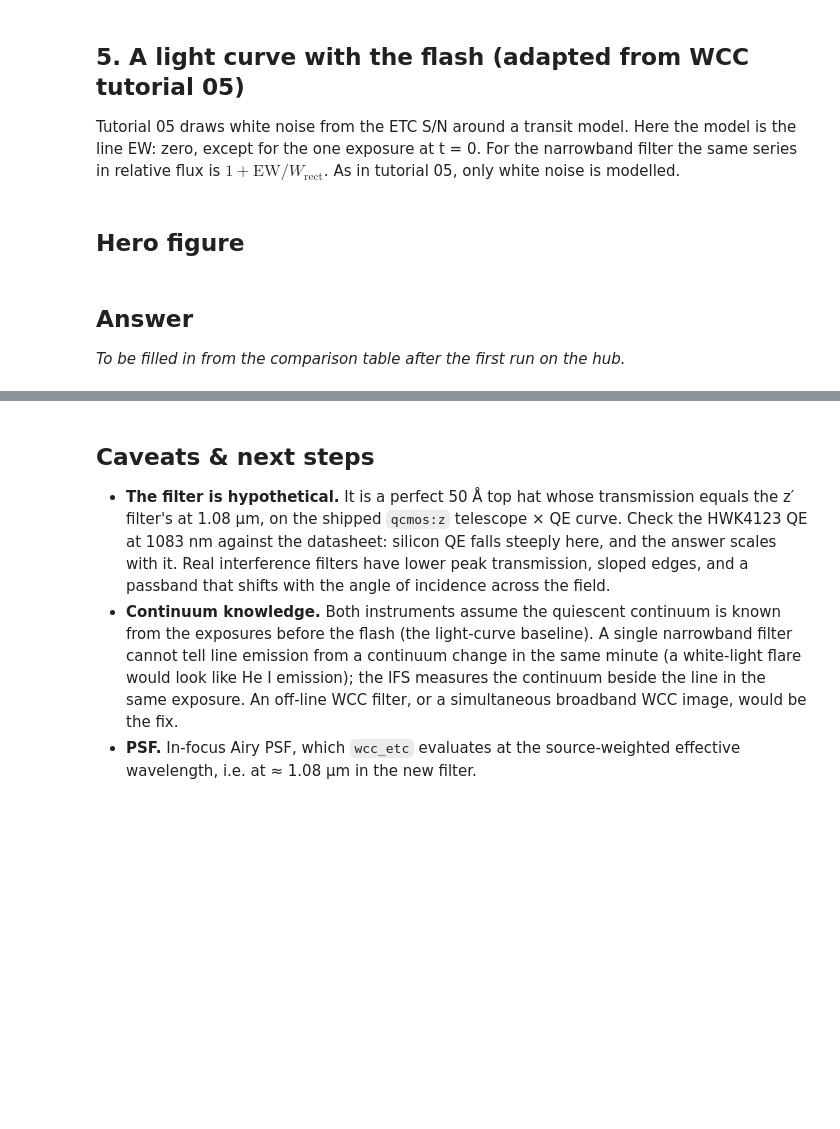
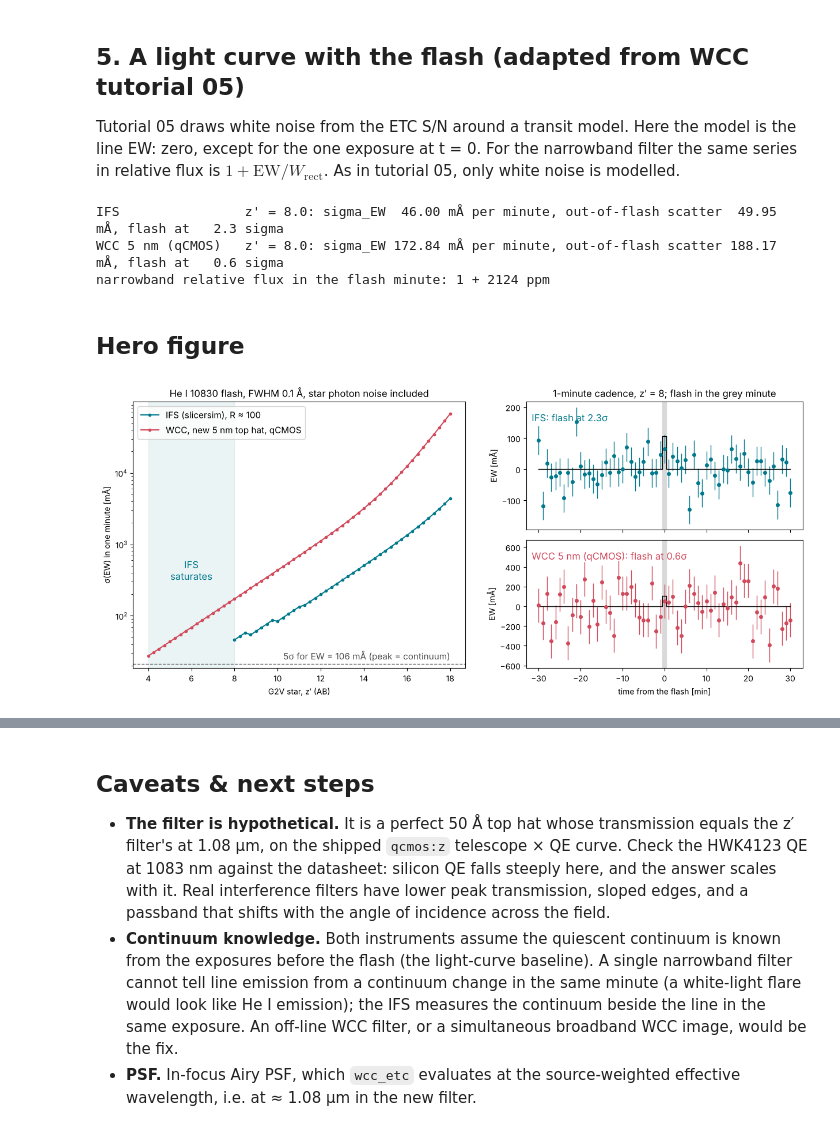
Before and after one commit to douglase/science-symposium-2026-hackathon-materials, a Jupyter notebook: lazuli/science_gallery/12_he10830_transient_ifs_vs_wcc.ipynb, the cells around one changed output, grey strips where cells are left out. Saved outputs shown, nothing was run; the diff lists cells and outputs as text; code cells hidden in the pictures; blank space fills up the shorter version.

```diff
--- a/lazuli/science_gallery/12_he10830_transient_ifs_vs_wcc.ipynb
+++ b/lazuli/science_gallery/12_he10830_transient_ifs_vs_wcc.ipynb
@@ -362,7 +418,7 @@ for zz in (4, 6, 8, 10, 12, 14, 16, 18):
 
 Tutorial 05 draws white noise from the ETC S/N around a transit model. Here the model is the line EW: zero, except for the one exposure at t = 0. For the narrowband filter the same series in relative flux is $1 + \mathrm{EW}/W_\mathrm{rect}$. As in tutorial 05, only white noise is modelled.
 # %%
-Z_DEMO = 10.0
+Z_DEMO = 8.0                                   # about the brightest star the IFS takes unsaturated
 i = np.argmin(np.abs(Z_GRID - Z_DEMO))
 t_min = np.arange(-30, 31)                       # minutes, 1-minute cadence
 ew_true = np.where(t_min == 0, EW_REF, 0.0)
@@ -378,32 +434,42 @@ for name, sig in (('IFS', ifs_sigEW[i]), ('WCC 5 nm (qCMOS)', wcc_sigEW[i])):
         print(f"{name:18s} z' = {Z_DEMO}: saturated")
 if 'WCC 5 nm (qCMOS)' in LC:
     print(f"narrowband relative flux in the flash minute: 1 + {EW_REF / RECT * 1e6:.0f} ppm")
+# %% [output]
+IFS                z' = 8.0: sigma_EW  46.00 mÅ per minute, out-of-flash scatter  49.95 mÅ, flash at   2.3 sigma
+WCC 5 nm (qCMOS)   z' = 8.0: sigma_EW 172.84 mÅ per minute, out-of-flash scatter 188.17 mÅ, flash at   0.6 sigma
+narrowband relative flux in the flash minute: 1 + 2124 ppm
 # %% [markdown]
 ## Hero figure
 # %%
 cols = {'IFS': '#00798c', 'WCC 5 nm (qCMOS)': '#d1495b'}
-fig, (ax, bx) = plt.subplots(1, 2, figsize=(15, 5.4), gridspec_kw=dict(width_ratios=[1.2, 1]))
+fig = plt.figure(figsize=(15, 6))
+gs = fig.add_gridspec(2, 2, width_ratios=[1.2, 1], hspace=0.08)
+ax = fig.add_subplot(gs[:, 0])
 ax.semilogy(Z_GRID, ifs_sigEW * 1e3, 'o-', ms=3, color=cols['IFS'], label='IFS (slicersim), R ≈ 100')
 ax.semilogy(Z_GRID, wcc_sigEW * 1e3, 'o-', ms=3, color=cols['WCC 5 nm (qCMOS)'], label='WCC, new 5 nm top hat, qCMOS')
 ax.axhline(EW_REF * 1e3 / 5, color='0.4', ls='--', lw=1)
-ax.text(Z_GRID[0] + 0.2, EW_REF * 1e3 / 5 * 1.15, f'5σ for EW = {EW_REF * 1e3:.0f} mÅ (peak = continuum)', color='0.3', fontsize=11)
-for arr, c in ((ifs_sigEW, cols['IFS']), (wcc_sigEW, cols['WCC 5 nm (qCMOS)'])):
+ax.text(Z_GRID[-1], EW_REF * 1e3 / 5 * 1.15, f'5σ for EW = {EW_REF * 1e3:.0f} mÅ (peak = continuum)', color='0.3', fontsize=11, ha='right')
+for name, arr in (('IFS', ifs_sigEW), ('WCC 5 nm (qCMOS)', wcc_sigEW)):
     ok = np.isfinite(arr)
     if ok.any() and not ok[0]:
-        ax.axvspan(Z_GRID[0], Z_GRID[ok][0], color=c, alpha=0.08)
+        ax.axvspan(Z_GRID[0], Z_GRID[ok][0], color=cols[name], alpha=0.08)
+        ax.text(0.5 * (Z_GRID[0] + Z_GRID[ok][0]), EW_REF * 1e3 * 3, f'{name.split()[0]}\nsaturates', ha='center', color=cols[name], fontsize=12)
 ax.set(xlabel='G2V star, z′ (AB)', ylabel='σ(EW) in one minute [mÅ]', title='He I 10830 flash, FWHM 0.1 Å, star photon noise included')
 ax.legend(loc='upper left', fontsize=11)
 
 for k, (name, (ew, sig)) in enumerate(LC.items()):
-    off = -0.6 * k * EW_REF * 1e3 if len(LC) > 1 else 0.0
-    bx.errorbar(t_min, ew * 1e3 + off, yerr=sig * 1e3, fmt='o', ms=4, color=cols[name], capsize=0, lw=1, label=name)
-    bx.plot(t_min, ew_true * 1e3 + off, color=cols[name], lw=1, alpha=0.6)
-bx.set(xlabel='time from the flash [min]', ylabel='measured EW [mÅ] (offset)', title=f"1-minute cadence, z′ = {Z_DEMO:g}")
-bx.legend(fontsize=11)
-fig.tight_layout()
-fig.savefig(THUMB, dpi=150)
+    bx = fig.add_subplot(gs[k, 1])
+    bx.axvspan(-0.5, 0.5, color='0.85', zorder=0)
+    bx.errorbar(t_min, ew * 1e3, yerr=sig * 1e3, fmt='o', ms=4, color=cols[name], capsize=0, lw=1)
+    bx.step(t_min, ew_true * 1e3, where='mid', color='k', lw=1)
+    bx.text(0.02, 0.92, f"{name}: flash at {EW_REF / sig:.1f}σ", transform=bx.transAxes, va='top', fontsize=12, color=cols[name])
+    bx.set(ylabel='EW [mÅ]')
+    if k == 0:
+        bx.set_title(f"1-minute cadence, z′ = {Z_DEMO:g}; flash in the grey minute")
+        bx.tick_params(labelbottom=False)
+    else:
+        bx.set_xlabel('time from the flash [min]')
+fig.savefig(THUMB, dpi=150, bbox_inches='tight')
 plt.show()
+# %% [output]
+[figure, added]
-# %% [markdown]
-## Answer
-
-*To be filled in from the comparison table after the first run on the hub.*
```
Also changed, not shown: parts of 11 cells of this notebook.
